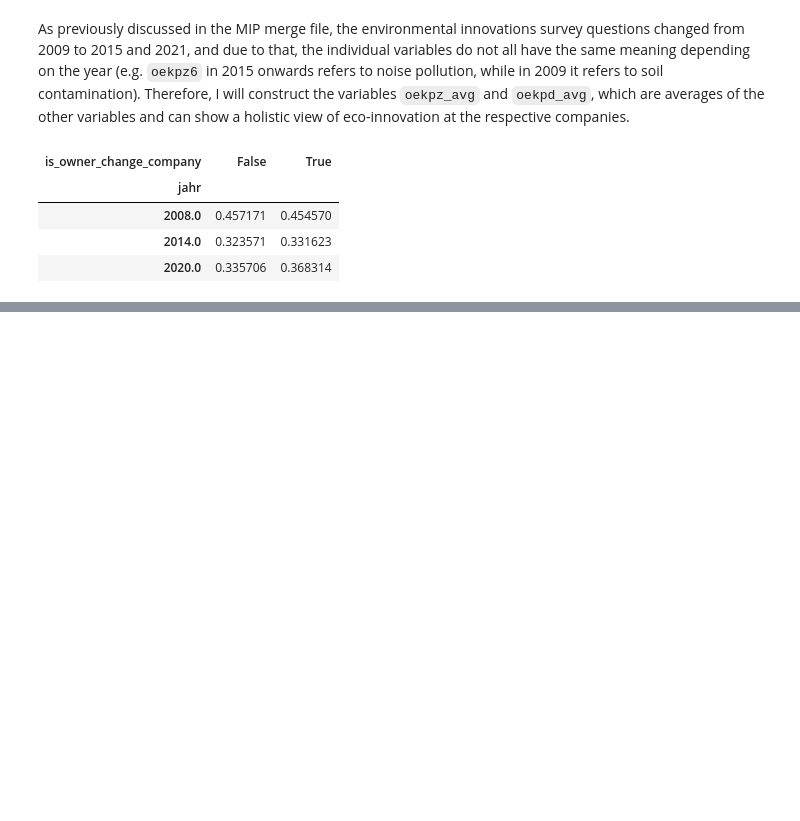
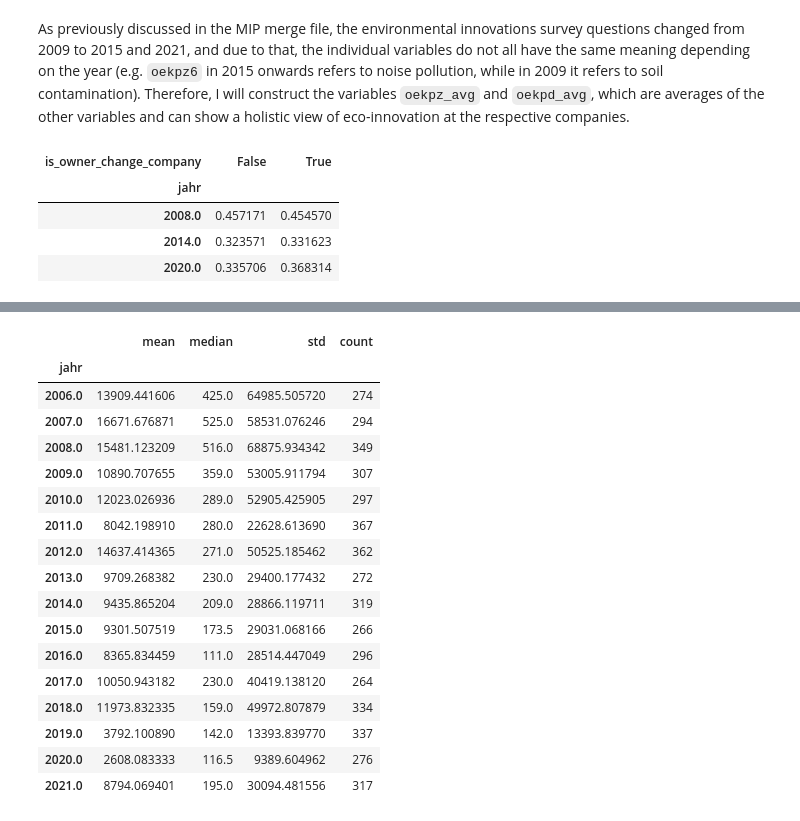
Before and after one commit to lucasanolte/bachelorarbeit, a Jupyter notebook: MIP_analysis.ipynb, the cells around one changed output, grey strips where cells are left out. Saved outputs shown, nothing was run; the diff lists cells and outputs as text; code cells hidden in the pictures; blank space fills up the shorter version.

```diff
--- a/MIP_analysis.ipynb
+++ b/MIP_analysis.ipynb
@@ -60,0 +113,21 @@ pd.crosstab(index=df_merged_companies["jahr"], columns=df_merged_companies["is_o
+# %%
+df_merged_owners.groupby(["jahr"])["bges"].agg(['mean', 'median', 'std', 'count'])
+# %% [output]
+|  | mean | median | std | count |
+| jahr |  |  |  |  |
+| 2006.0 | 13909.441606 | 425.0 | 64985.505720 | 274 |
+| 2007.0 | 16671.676871 | 525.0 | 58531.076246 | 294 |
+| 2008.0 | 15481.123209 | 516.0 | 68875.934342 | 349 |
+| 2009.0 | 10890.707655 | 359.0 | 53005.911794 | 307 |
+| 2010.0 | 12023.026936 | 289.0 | 52905.425905 | 297 |
+| 2011.0 | 8042.198910 | 280.0 | 22628.613690 | 367 |
+| 2012.0 | 14637.414365 | 271.0 | 50525.185462 | 362 |
+| 2013.0 | 9709.268382 | 230.0 | 29400.177432 | 272 |
+| 2014.0 | 9435.865204 | 209.0 | 28866.119711 | 319 |
+| 2015.0 | 9301.507519 | 173.5 | 29031.068166 | 266 |
+| 2016.0 | 8365.834459 | 111.0 | 28514.447049 | 296 |
+| 2017.0 | 10050.943182 | 230.0 | 40419.138120 | 264 |
+| 2018.0 | 11973.832335 | 159.0 | 49972.807879 | 334 |
+| 2019.0 | 3792.100890 | 142.0 | 13393.839770 | 337 |
+| 2020.0 | 2608.083333 | 116.5 | 9389.604962 | 276 |
+| 2021.0 | 8794.069401 | 195.0 | 30094.481556 | 317 |
```
Also changed, not shown: parts of 11 cells of this notebook, 1 other file.
